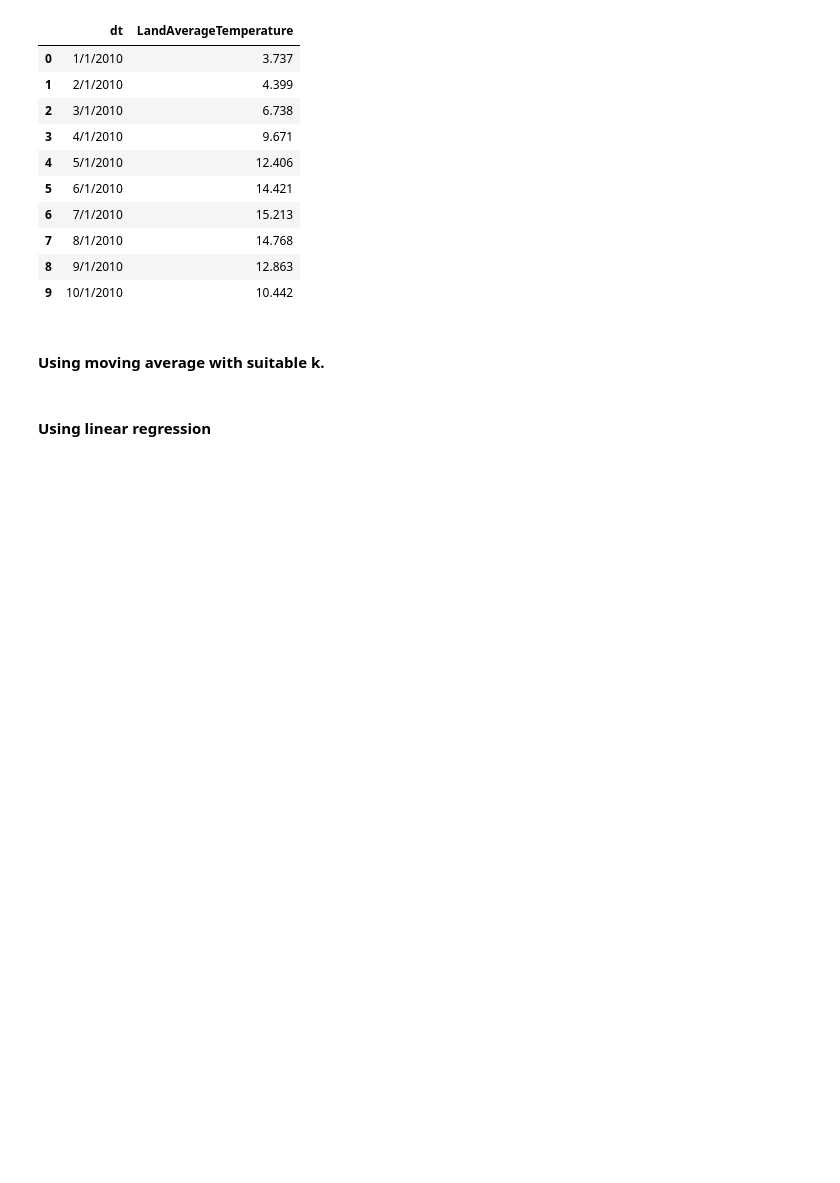
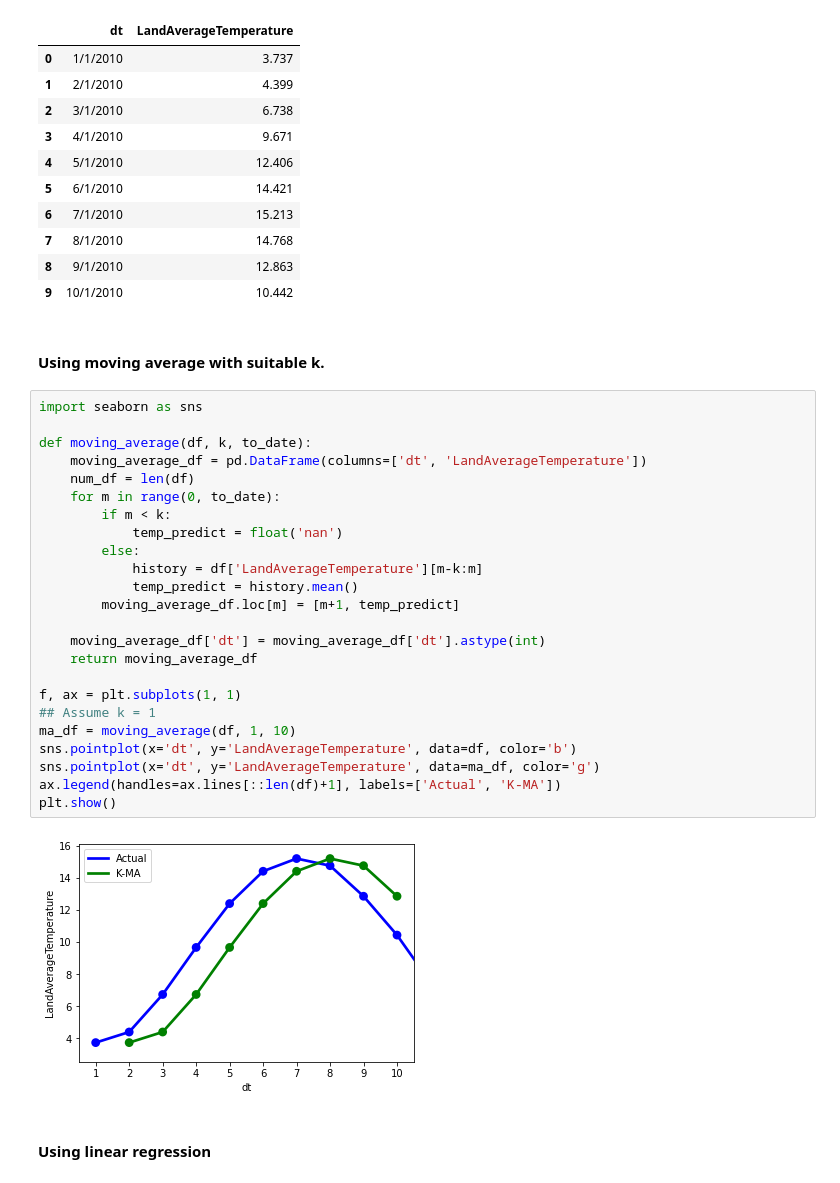
Before and after one commit to hunterkilltree/IntelligentSystems, a Jupyter notebook: lab2/Exercise.ipynb, the cells around one changed output. Cells and saved outputs as stored; diff of their text form; blank space fills up the shorter version.

```diff
--- a/lab2/Exercise.ipynb
+++ b/lab2/Exercise.ipynb
@@ -28,5 +28,31 @@ df.head(10)
 | 9 | 10/1/2010 | 10.442 |
 # %% [markdown]
 #### Using moving average with suitable k.
+# %%
+import seaborn as sns
+
+def moving_average(df, k, to_date):
+    moving_average_df = pd.DataFrame(columns=['dt', 'LandAverageTemperature'])
+    num_df = len(df)
+    for m in range(0, to_date):
+        if m < k:
+            temp_predict = float('nan')
+        else:
+            history = df['LandAverageTemperature'][m-k:m]
+            temp_predict = history.mean()
+        moving_average_df.loc[m] = [m+1, temp_predict]
+
+    moving_average_df['dt'] = moving_average_df['dt'].astype(int)
+    return moving_average_df
+
+f, ax = plt.subplots(1, 1)
+## Assume k = 1
+ma_df = moving_average(df, 1, 10)
+sns.pointplot(x='dt', y='LandAverageTemperature', data=df, color='b')
+sns.pointplot(x='dt', y='LandAverageTemperature', data=ma_df, color='g')
+ax.legend(handles=ax.lines[::len(df)+1], labels=['Actual', 'K-MA'])
+plt.show()
+# %% [output]
+[figure, added]
 # %% [markdown]
 #### Using linear regression
```
Also changed, not shown: parts of 5 cells of this notebook.
